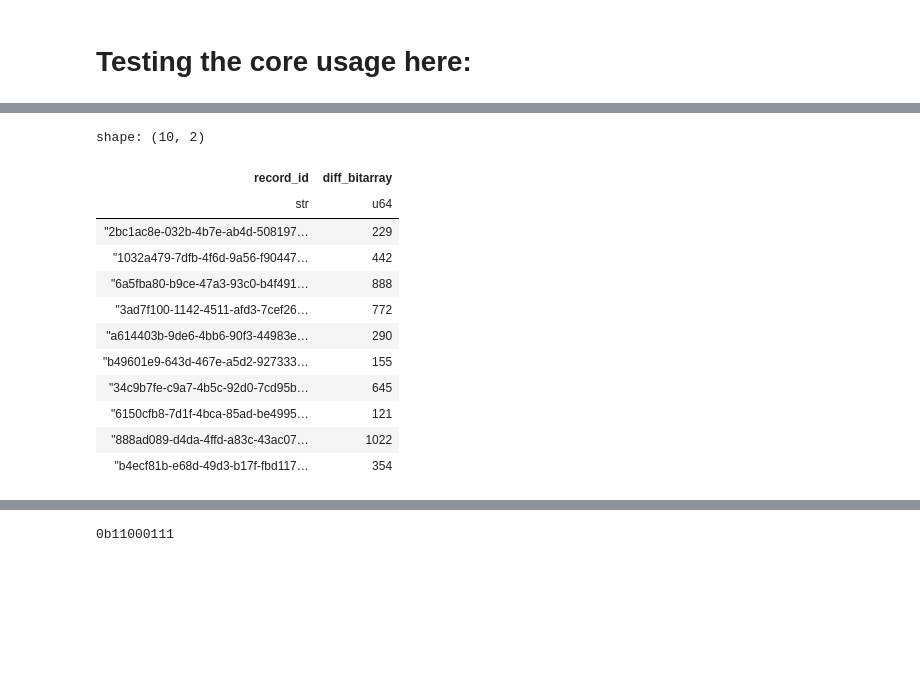
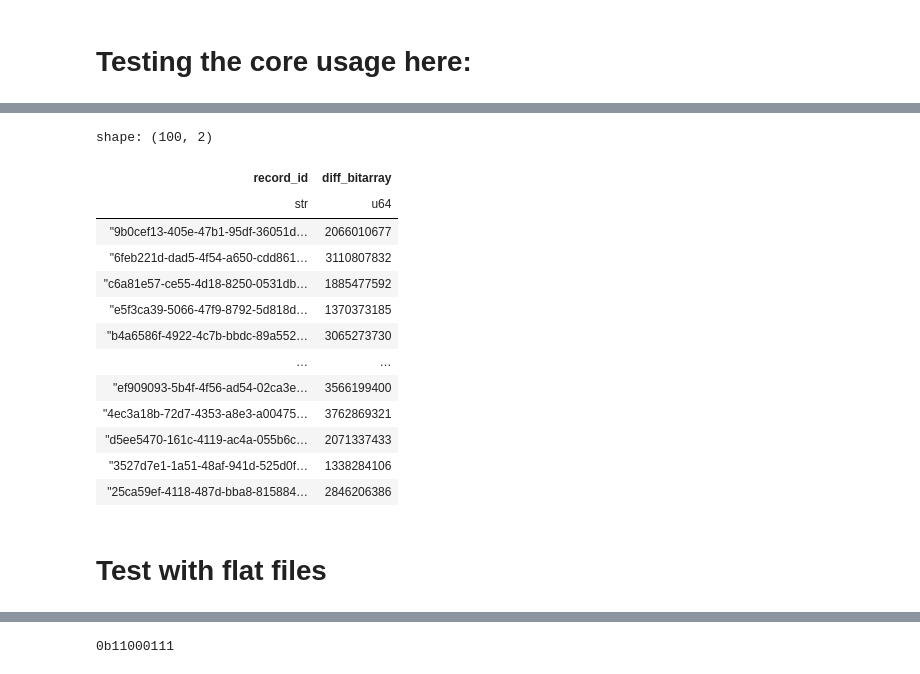
Before and after one commit to ko222uky/diffolars, a Jupyter notebook: test_notebook.ipynb, the cells around one changed output, grey strips where cells are left out. Cells and saved outputs as stored; diff of their text form; code cells hidden in the pictures; blank space fills up the shorter version.

```diff
--- a/test_notebook.ipynb
+++ b/test_notebook.ipynb
@@ -9,12 +9,11 @@ import polars as pl
 # %%
 # Example Usage:
 
-# Get example original and mutated dataframe pair
-dfs = get_df_pair(10, 10, n_new_cols=5, n_new_rows=5, coverage=0.5)
+# Get example original and mutated dataframe pair.
+# max number of columns is current 32 for this version.
+dfs = get_df_pair(100, 32, n_new_cols=5, n_new_rows=5, coverage=0.5)
 o = dfs['original']
 m = dfs['mutated']
-
-
 
 
 prune_record = dd.report_prune(o, m)
@@ -48,13 +47,16 @@ shape: (1, 5)
-shape: (10, 2)
+shape: (100, 2)
 | record_id | diff_bitarray |
 | str | u64 |
-| "2bc1ac8e-032b-4b7e-ab4d-508197… | 229 |
-| "1032a479-7dfb-4f6d-9a56-f90447… | 442 |
-| "6a5fba80-b9ce-47a3-93c0-b4f491… | 888 |
-| "3ad7f100-1142-4511-afd3-7cef26… | 772 |
-| "a614403b-9de6-4bb6-90f3-44983e… | 290 |
-| "b49601e9-643d-467e-a5d2-927333… | 155 |
-| "34c9b7fe-c9a7-4b5c-92d0-7cd95b… | 645 |
-| "6150cfb8-7d1f-4bca-85ad-be4995… | 121 |
-| "888ad089-d4da-4ffd-a83c-43ac07… | 1022 |
-| "b4ecf81b-e68d-49d3-b17f-fbd117… | 354 |
+| "9b0cef13-405e-47b1-95df-36051d… | 2066010677 |
+| "6feb221d-dad5-4f54-a650-cdd861… | 3110807832 |
+| "c6a81e57-ce55-4d18-8250-0531db… | 1885477592 |
+| "e5f3ca39-5066-47f9-8792-5d818d… | 1370373185 |
+| "b4a6586f-4922-4c7b-bbdc-89a552… | 3065273730 |
+| … | … |
+| "ef909093-5b4f-4f56-ad54-02ca3e… | 3566199400 |
+| "4ec3a18b-72d7-4353-a8e3-a00475… | 3762869321 |
+| "d5ee5470-161c-4119-ac4a-055b6c… | 2071337433 |
+| "3527d7e1-1a51-48af-941d-525d0f… | 1338284106 |
+| "25ca59ef-4118-487d-bba8-815884… | 2846206386 |
+# %% [markdown]
+# Test with flat files
```
Also changed, not shown: parts of 13 cells of this notebook, 5 other files.
